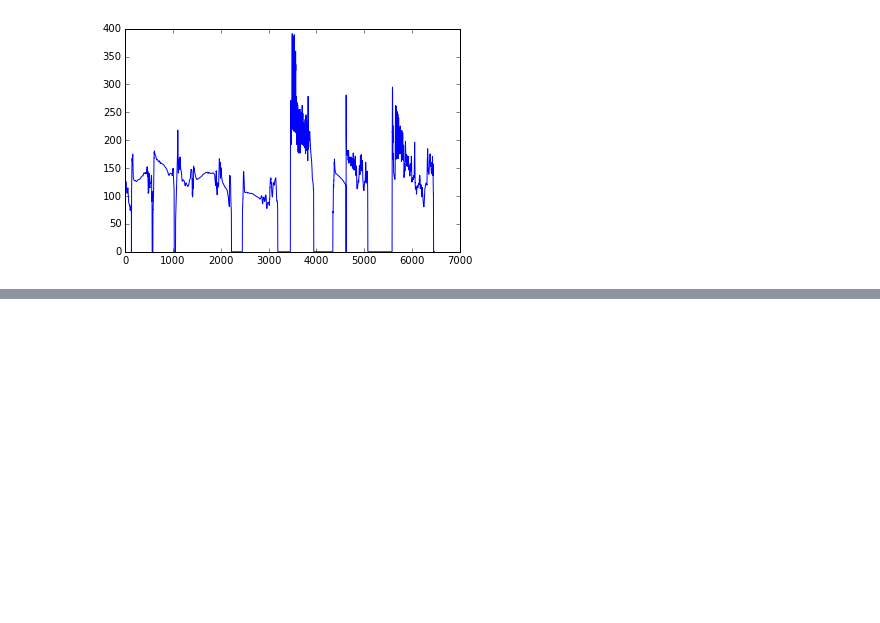
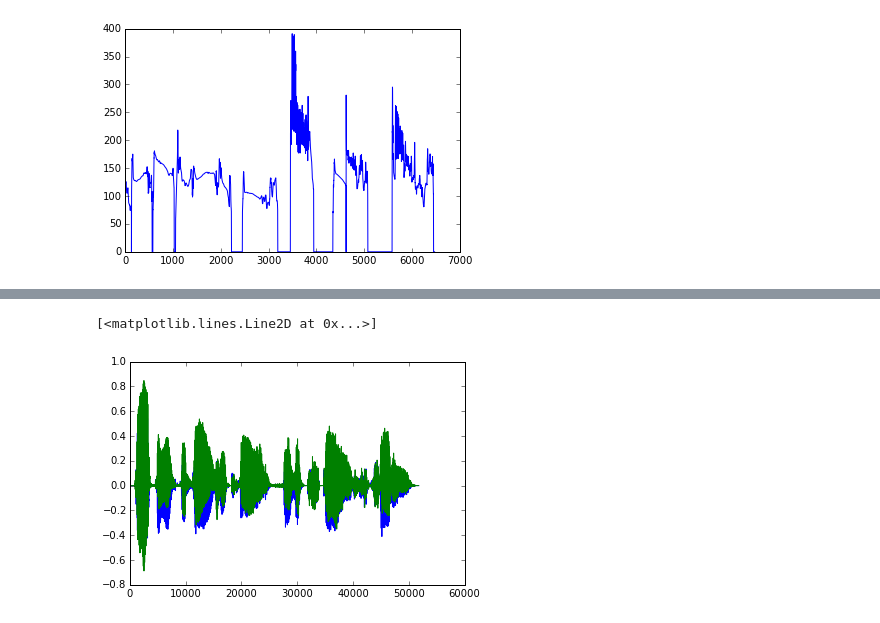
Before and after one commit to shunsukeaihara/pysas, a Jupyter notebook: sample.ipynb, the cells around one changed output, grey strips where cells are left out. Saved outputs shown, nothing was run; the diff lists cells and outputs as text; code cells hidden in the pictures; blank space fills up the shorter version.

```diff
--- a/sample.ipynb
+++ b/sample.ipynb
@@ -41,0 +52,6 @@ plt.plot(spec2[:world.envelopesize()])
+# %%
+plt.plot(signal)
+plt.plot(out)
+# %% [output]
+[<matplotlib.lines.Line2D at 0x...>]
+[figure, added]
```
Also changed, not shown: parts of 14 cells of this notebook, 3 other files.
